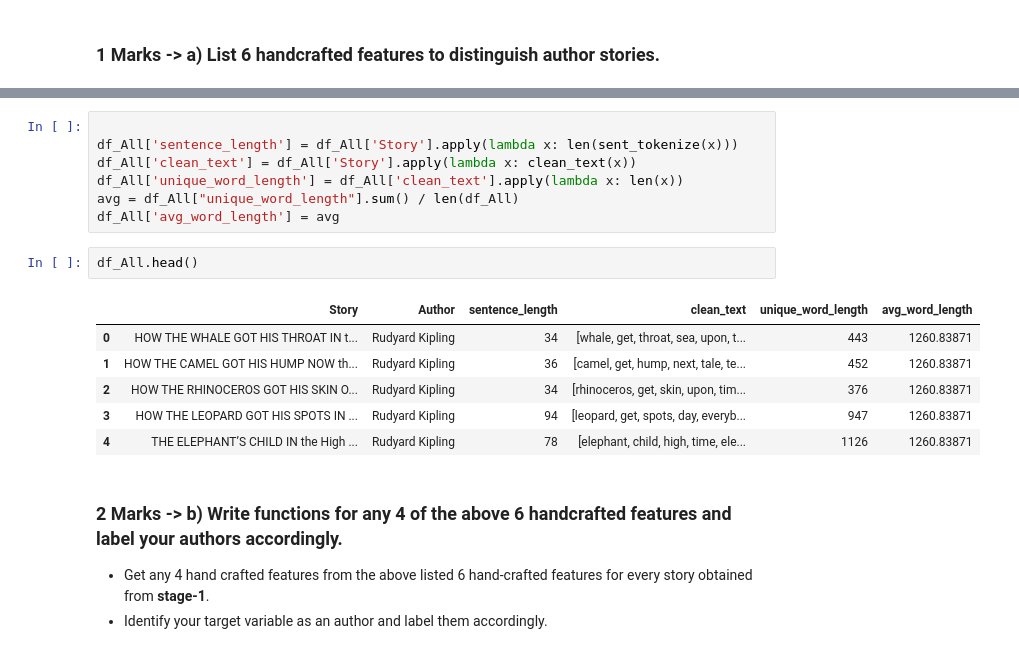
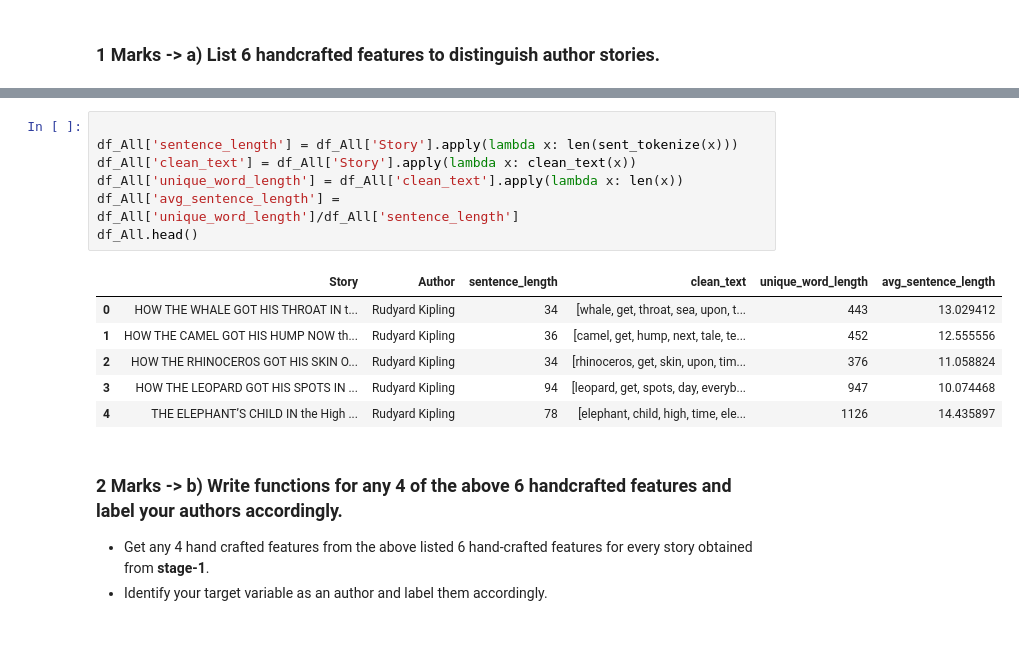
Before and after one commit to vikramvundyala/python_AI-ML, a Jupyter notebook: U2_MH1_AuthorIdentification.ipynb, the cells around one changed output, grey strips where cells are left out. Drawn from its saved outputs; the diff is of its cells as text.

```diff
--- a/U2_MH1_AuthorIdentification.ipynb
+++ b/U2_MH1_AuthorIdentification.ipynb
@@ -331,19 +282,17 @@ def clean_text(text: str) :
 # %%
 
 df_All['sentence_length'] = df_All['Story'].apply(lambda x: len(sent_tokenize(x)))
 df_All['clean_text'] = df_All['Story'].apply(lambda x: clean_text(x))
 df_All['unique_word_length'] = df_All['clean_text'].apply(lambda x: len(x))
-avg = df_All["unique_word_length"].sum() / len(df_All)
-df_All['avg_word_length'] = avg
+df_All['avg_sentence_length'] = df_All['unique_word_length']/df_All['sentence_length']
+df_All.head()
+# %% [output]
+|  | Story | Author | sentence_length | clean_text | unique_word_length | avg_sentence_length |
+| 0 | HOW THE WHALE GOT HIS THROAT IN t... | Rudyard Kipling | 34 | [whale, get, throat, sea, upon, t... | 443 | 13.029412 |
+| 1 | HOW THE CAMEL GOT HIS HUMP NOW th... | Rudyard Kipling | 36 | [camel, get, hump, next, tale, te... | 452 | 12.555556 |
+| 2 | HOW THE RHINOCEROS GOT HIS SKIN O... | Rudyard Kipling | 34 | [rhinoceros, get, skin, upon, tim... | 376 | 11.058824 |
+| 3 | HOW THE LEOPARD GOT HIS SPOTS IN ... | Rudyard Kipling | 94 | [leopard, get, spots, day, everyb... | 947 | 10.074468 |
+| 4 | THE ELEPHANT’S CHILD IN the High ... | Rudyard Kipling | 78 | [elephant, child, high, time, ele... | 1126 | 14.435897 |
-# %%
-df_All.head()
-# %% [output]
-|  | Story | Author | sentence_length | clean_text | unique_word_length | avg_word_length |
-| 0 | HOW THE WHALE GOT HIS THROAT IN t... | Rudyard Kipling | 34 | [whale, get, throat, sea, upon, t... | 443 | 1260.83871 |
-| 1 | HOW THE CAMEL GOT HIS HUMP NOW th... | Rudyard Kipling | 36 | [camel, get, hump, next, tale, te... | 452 | 1260.83871 |
-| 2 | HOW THE RHINOCEROS GOT HIS SKIN O... | Rudyard Kipling | 34 | [rhinoceros, get, skin, upon, tim... | 376 | 1260.83871 |
-| 3 | HOW THE LEOPARD GOT HIS SPOTS IN ... | Rudyard Kipling | 94 | [leopard, get, spots, day, everyb... | 947 | 1260.83871 |
-| 4 | THE ELEPHANT’S CHILD IN the High ... | Rudyard Kipling | 78 | [elephant, child, high, time, ele... | 1126 | 1260.83871 |
 # %% [markdown]
 ###  2 Marks -> b) Write functions for any 4 of the above 6 handcrafted features and label your authors accordingly.
 
```
Also changed, not shown: parts of 21 cells of this notebook.
